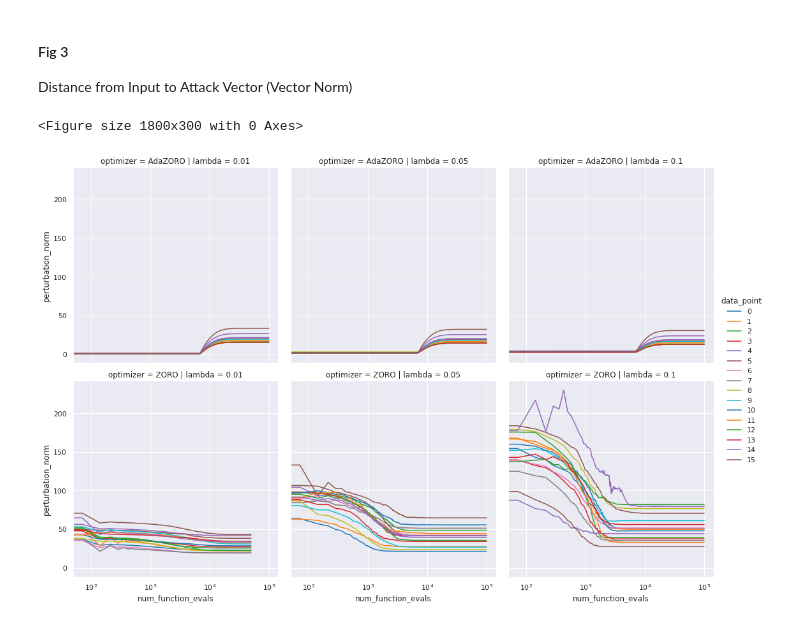
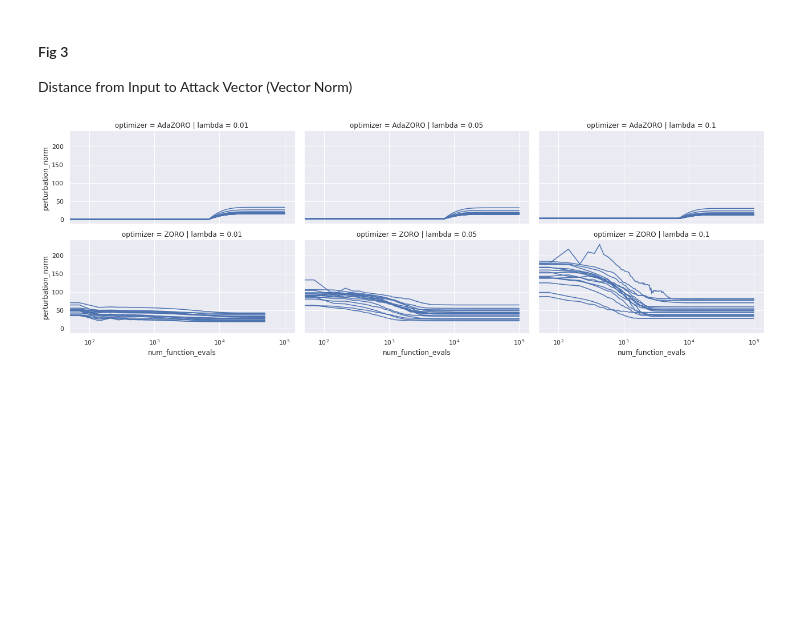
Before and after one commit to warhuus/optml-project, a Jupyter notebook: VisualizeResults.ipynb, the cells around one changed output. Drawn from its saved outputs; the diff is of its cells as text; code cells hidden in the pictures; blank space fills up the shorter version.

```diff
--- a/VisualizeResults.ipynb
+++ b/VisualizeResults.ipynb
@@ -15,7 +15,7 @@ sns.set_style("ticks")
 # %% [markdown]
 ## Generate Data
 # %%
-dims = [10, 100, 500]
+dims = [100]
 # %%
 from sklearn.datasets import make_classification, make_blobs
 # Cluster of points normally distributed (std=1) about vertices
@@ -200,14 +199,11 @@ plt.savefig("gaussian_dim100_path.pdf")
 
 Distance from Hyperplane (Vector Norm)
 # %%
-plt.figure(figsize=(6, 1), dpi=300)
-
-sns.set(font_scale=1)
-
 g = sns.relplot(
     data=report_all, x="num_function_evals", y="distance_to_boundary",
-    row="optimizer", col="lambda", hue="label", style="data_point",
-    kind="line", palette="tab10"
+    row="optimizer", col="lambda", hue="label", units="data_point",
+    kind="line", palette="tab10", estimator=None, height=3,
+    aspect=2
 )
 plt.xscale("log")
 
@@ -220,16 +215,12 @@ plt.savefig("gaussian_dim100_distance_norm.pdf")
 
 Distance from Input to Attack Vector (Vector Norm)
 # %%
-plt.figure(figsize=(6, 1), dpi=300)
-
 sns.relplot(
     data=report_all, x="num_function_evals", y="perturbation_norm",
-    row="optimizer", col="lambda", hue="data_point",
-    kind="line", palette="tab10"
+    row="optimizer", col="lambda", units="data_point", estimator=None,
+    kind="line", palette="tab10", height=3, aspect=2
 )
 plt.xscale("log")
-
 plt.savefig("gaussian_dim100_perturb_norm.pdf")
 # %% [output]
-<Figure size 1800x300 with 0 Axes>
-[figure, old version]
+[figure, new version]
```
Also changed, not shown: parts of 3 cells of this notebook.
